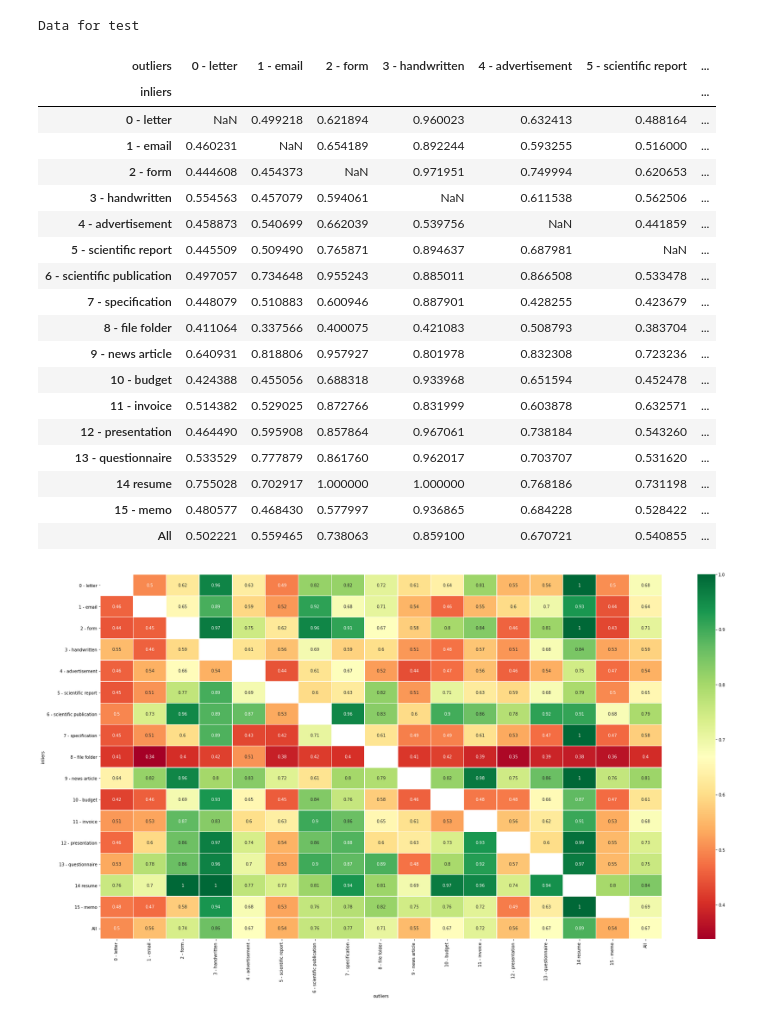
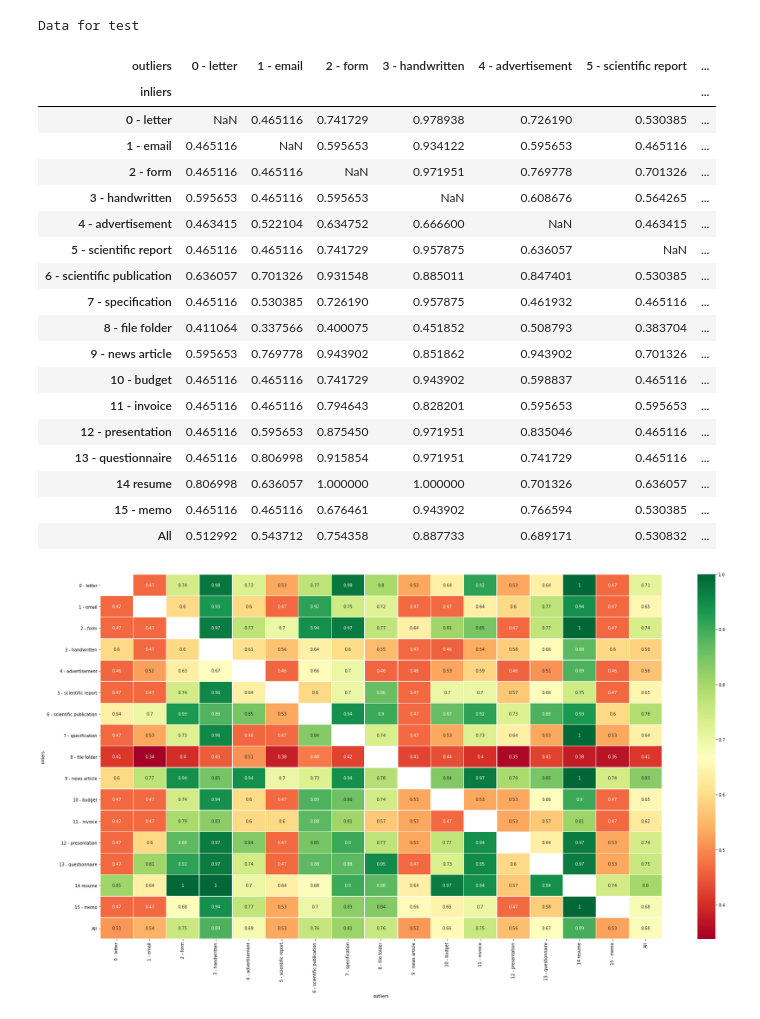
Before and after one commit to pschonev/deepanomaly4docs, a Jupyter notebook: notebooks/results_supervised.ipynb, the cells around one changed output. Drawn from its saved outputs; the diff is of its cells as text; code cells hidden in the pictures.

```diff
--- a/notebooks/results_supervised.ipynb
+++ b/notebooks/results_supervised.ipynb
@@ -8,54 +8,55 @@ from natsort import natsorted, order_by_index, index_natsorted
 plt.figure(figsize=(30,16))
 data = "test"
 inliers = "inliers"
 outliers = "outliers"
 score = "f1_macro"
 
-data_path = "/home/philipp/projects/dad4td/reports/semisupervised/sup_combs_rvl_0004.tsv"
-df = pd.read_csv(data_path, sep="\t")
+files = ["/home/philipp/projects/dad4td/reports/semisupervised/sup_combs_rvl_0004.tsv",
+         "/home/philipp/projects/dad4td/reports/semisupervised/semisup_rvl_pw_0001.tsv"]
+df = pd.concat([pd.read_csv(filename, sep="\t") for filename in files]).reset_index(drop=True)
 
 remap = {0: "0 - letter", 1: "1 - email", 2: "2 - form", 3: "3 - handwritten", 4: "4 - advertisement",
          5: "5 - scientific report", 6: "6 - scientific publication", 7: "7 - specification",
          8: "8 - file folder", 9: "9 - news article", 10: "10 - budget", 11: "11 - invoice",
          12: "12 - presentation",13: "13 - questionnaire", 14:"14 resume", 15: "15 - memo"}
 df[inliers] = df[inliers].map(lambda x: int(x.strip("[]")))
 df[outliers] = df[outliers].map(lambda x: int(x.strip("[]")))
 df = df.replace({"inliers":remap, "outliers":remap})
 
 df = df.where(df.data == data).dropna()
-#df = df.where(df.labeled_data == 1.0).dropna()
+df = df.where(df.labeled_data == 1.0).dropna()
 
 df = df[[score, inliers, outliers]]
 df = df.pivot_table(columns=outliers, index=inliers, values=score, margins=True)
 
 df = df.reindex(index=order_by_index(df.index, index_natsorted(df.index)))
 df = df.reindex(natsorted(df.columns), axis=1)
 
 print(f"Data for {data}")
 sns.heatmap(df, cmap='RdYlGn', linewidths=0.5, annot=True)
 df
 # %% [output]
 Data for test
 | outliers | 0 - letter | 1 - email | 2 - form | 3 - handwritten | 4 - advertisement | 5 - scientific report | ... |
 | inliers |  |  |  |  |  |  | ... |
-| 0 - letter | NaN | 0.499218 | 0.621894 | 0.960023 | 0.632413 | 0.488164 | ... |
-| 1 - email | 0.460231 | NaN | 0.654189 | 0.892244 | 0.593255 | 0.516000 | ... |
-| 2 - form | 0.444608 | 0.454373 | NaN | 0.971951 | 0.749994 | 0.620653 | ... |
-| 3 - handwritten | 0.554563 | 0.457079 | 0.594061 | NaN | 0.611538 | 0.562506 | ... |
-| 4 - advertisement | 0.458873 | 0.540699 | 0.662039 | 0.539756 | NaN | 0.441859 | ... |
-| 5 - scientific report | 0.445509 | 0.509490 | 0.765871 | 0.894637 | 0.687981 | NaN | ... |
-| 6 - scientific publication | 0.497057 | 0.734648 | 0.955243 | 0.885011 | 0.866508 | 0.533478 | ... |
-| 7 - specification | 0.448079 | 0.510883 | 0.600946 | 0.887901 | 0.428255 | 0.423679 | ... |
-| 8 - file folder | 0.411064 | 0.337566 | 0.400075 | 0.421083 | 0.508793 | 0.383704 | ... |
-| 9 - news article | 0.640931 | 0.818806 | 0.957927 | 0.801978 | 0.832308 | 0.723236 | ... |
-| 10 - budget | 0.424388 | 0.455056 | 0.688318 | 0.933968 | 0.651594 | 0.452478 | ... |
-| 11 - invoice | 0.514382 | 0.529025 | 0.872766 | 0.831999 | 0.603878 | 0.632571 | ... |
-| 12 - presentation | 0.464490 | 0.595908 | 0.857864 | 0.967061 | 0.738184 | 0.543260 | ... |
-| 13 - questionnaire | 0.533529 | 0.777879 | 0.861760 | 0.962017 | 0.703707 | 0.531620 | ... |
-| 14 resume | 0.755028 | 0.702917 | 1.000000 | 1.000000 | 0.768186 | 0.731198 | ... |
-| 15 - memo | 0.480577 | 0.468430 | 0.577997 | 0.936865 | 0.684228 | 0.528422 | ... |
-| All | 0.502221 | 0.559465 | 0.738063 | 0.859100 | 0.670721 | 0.540855 | ... |
+| 0 - letter | NaN | 0.465116 | 0.741729 | 0.978938 | 0.726190 | 0.530385 | ... |
+| 1 - email | 0.465116 | NaN | 0.595653 | 0.934122 | 0.595653 | 0.465116 | ... |
+| 2 - form | 0.465116 | 0.465116 | NaN | 0.971951 | 0.769778 | 0.701326 | ... |
+| 3 - handwritten | 0.595653 | 0.465116 | 0.595653 | NaN | 0.608676 | 0.564265 | ... |
+| 4 - advertisement | 0.463415 | 0.522104 | 0.634752 | 0.666600 | NaN | 0.463415 | ... |
+| 5 - scientific report | 0.465116 | 0.465116 | 0.741729 | 0.957875 | 0.636057 | NaN | ... |
+| 6 - scientific publication | 0.636057 | 0.701326 | 0.931548 | 0.885011 | 0.847401 | 0.530385 | ... |
+| 7 - specification | 0.465116 | 0.530385 | 0.726190 | 0.957875 | 0.461932 | 0.465116 | ... |
+| 8 - file folder | 0.411064 | 0.337566 | 0.400075 | 0.451852 | 0.508793 | 0.383704 | ... |
+| 9 - news article | 0.595653 | 0.769778 | 0.943902 | 0.851862 | 0.943902 | 0.701326 | ... |
+| 10 - budget | 0.465116 | 0.465116 | 0.741729 | 0.943902 | 0.598837 | 0.465116 | ... |
+| 11 - invoice | 0.465116 | 0.465116 | 0.794643 | 0.828201 | 0.595653 | 0.595653 | ... |
+| 12 - presentation | 0.465116 | 0.595653 | 0.875450 | 0.971951 | 0.835046 | 0.465116 | ... |
+| 13 - questionnaire | 0.465116 | 0.806998 | 0.915854 | 0.971951 | 0.741729 | 0.465116 | ... |
+| 14 resume | 0.806998 | 0.636057 | 1.000000 | 1.000000 | 0.701326 | 0.636057 | ... |
+| 15 - memo | 0.465116 | 0.465116 | 0.676461 | 0.943902 | 0.766594 | 0.530385 | ... |
+| All | 0.512992 | 0.543712 | 0.754358 | 0.887733 | 0.689171 | 0.530832 | ... |
-[figure, old version]
+[figure, new version]
 # %%
 import pandas as pd
 import seaborn as sns
```
Also changed, not shown: parts of 21 cells of this notebook, 6 other files.
